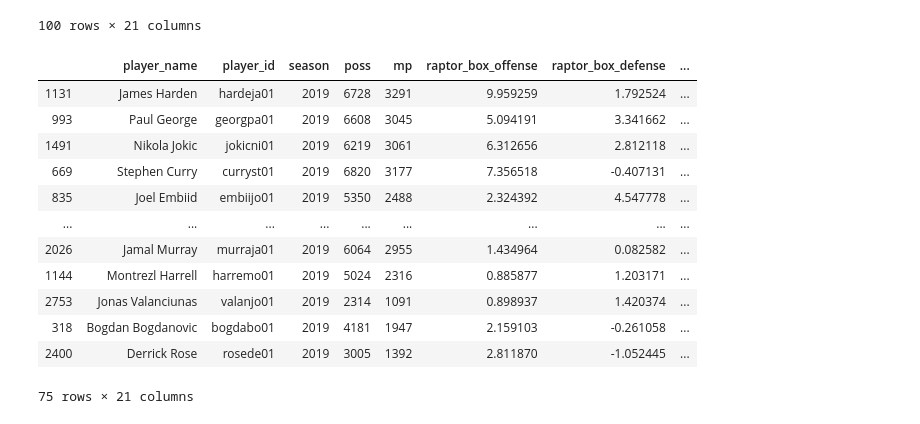
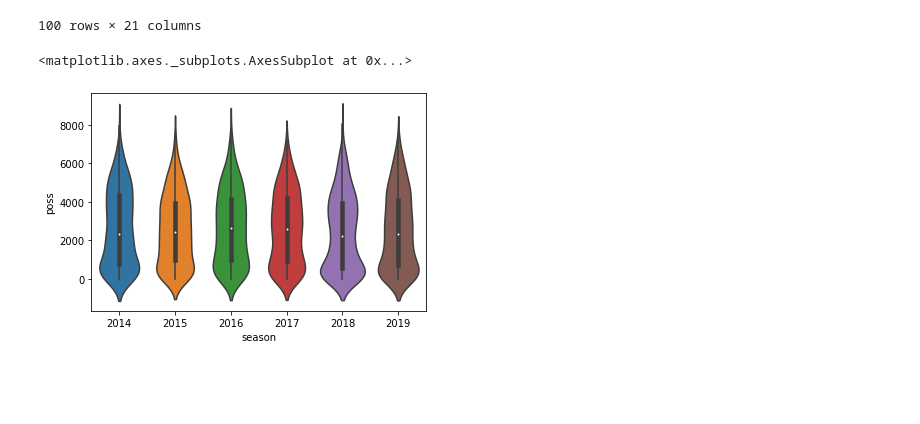
Before and after one commit to bsamaha/SportsData, a Jupyter notebook: NBA/NBADataByPlayer.ipynb, the cells around one changed output. Drawn from its saved outputs; the diff is of its cells as text; code cells hidden in the pictures; blank space fills up the shorter version.

```diff
--- a/NBA/NBADataByPlayer.ipynb
+++ b/NBA/NBADataByPlayer.ipynb
@@ -51,18 +67,13 @@ top100
 # %%
 bestOffense = top100[top100['raptor_box_offense'] > 0]
 # %%
-bestOffense #75players
+bestOffense = bestOffense.head(5) #75players
-# %% [output]
-|  | player_name | player_id | season | poss | mp | raptor_box_offense | raptor_box_defense | ... |
-| 1131 | James Harden | hardeja01 | 2019 | 6728 | 3291 | 9.959259 | 1.792524 | ... |
-| 993 | Paul George | georgpa01 | 2019 | 6608 | 3045 | 5.094191 | 3.341662 | ... |
-| 1491 | Nikola Jokic | jokicni01 | 2019 | 6219 | 3061 | 6.312656 | 2.812118 | ... |
-| 669 | Stephen Curry | curryst01 | 2019 | 6820 | 3177 | 7.356518 | -0.407131 | ... |
-| 835 | Joel Embiid | embiijo01 | 2019 | 5350 | 2488 | 2.324392 | 4.547778 | ... |
-| ... | ... | ... | ... | ... | ... | ... | ... | ... |
-| 2026 | Jamal Murray | murraja01 | 2019 | 6064 | 2955 | 1.434964 | 0.082582 | ... |
-| 1144 | Montrezl Harrell | harremo01 | 2019 | 5024 | 2316 | 0.885877 | 1.203171 | ... |
-| 2753 | Jonas Valanciunas | valanjo01 | 2019 | 2314 | 1091 | 0.898937 | 1.420374 | ... |
-| 318 | Bogdan Bogdanovic | bogdabo01 | 2019 | 4181 | 1947 | 2.159103 | -0.261058 | ... |
-| 2400 | Derrick Rose | rosede01 | 2019 | 3005 | 1392 | 2.811870 | -1.052445 | ... |
-75 rows × 21 columns
+# %%
+import seaborn as sns
+
+# Just switch x and y
+sns.violinplot( y=df["poss"], x=df["season"] )
+#sns.plt.show()
+# %% [output]
+<matplotlib.axes._subplots.AxesSubplot at 0x...>
+[figure, added]
```
Also changed, not shown: parts of 1 cell of this notebook, 6 other files.
